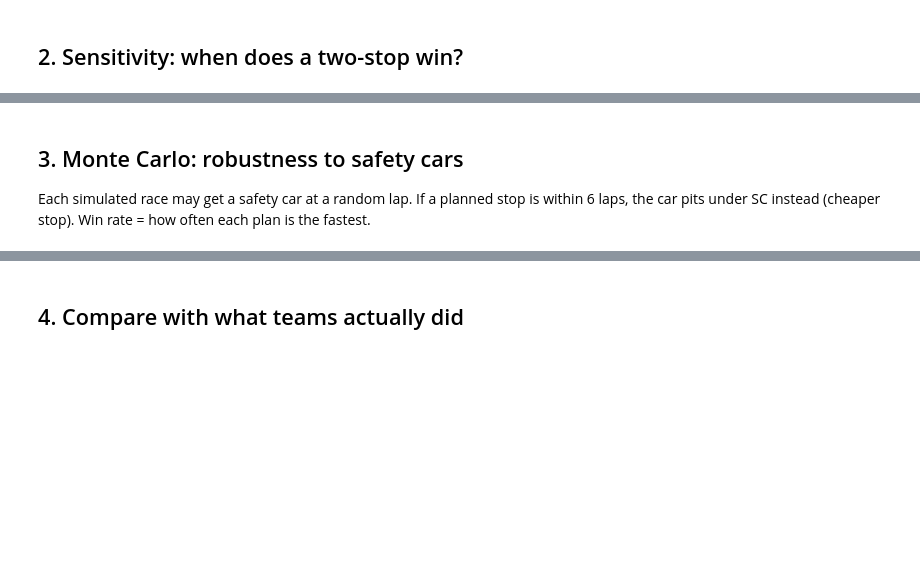
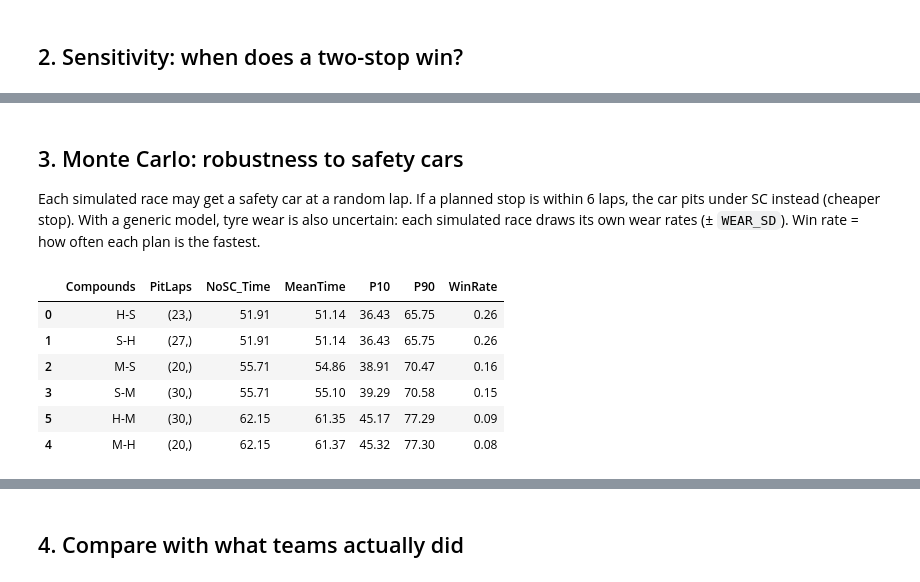
Before and after one commit to anerudh-k/f1-tyre-strategy, a Jupyter notebook: notebooks/02_pit_strategy.ipynb, the cells around one changed output, grey strips where cells are left out. Saved outputs shown, nothing was run; the diff lists cells and outputs as text; code cells hidden in the pictures; blank space fills up the shorter version.

```diff
--- a/notebooks/02_pit_strategy.ipynb
+++ b/notebooks/02_pit_strategy.ipynb
@@ -21,11 +21,12 @@ plt.rcParams.update({"figure.dpi": 110, "axes.grid": True, "grid.alpha": 0.3})
 os.makedirs("figures", exist_ok=True); os.makedirs("data", exist_ok=True)
 # %%
 # --- Config ---
-MODEL_FILE = "data/deg_2025_bahrain.json"   # from notebook 01 ("data/deg_demo.json" for demo)
+MODEL_FILE = "data/deg_generic_2026_las_vegas.json"   # from notebook 01 ("data/deg_demo.json" for demo)
 # or from notebook 03 (generic model), e.g. "data/deg_generic_2026_sao_paulo.json"
 PIT_LOSS = None      # None = use estimate from data; or set a known value, e.g. 22.0
 PIT_LOSS_SC = 11.0   # stop under safety car
 P_SC = 0.5           # probability of at least one safety car in the race
+WEAR_SD = 0.0        # uncertainty of tyre wear (s/lap); notebook 03 sets this from its validation error
 
 if not os.path.exists(MODEL_FILE) and "generic" in MODEL_FILE:
     raise FileNotFoundError(f"{MODEL_FILE} not found - run notebook 03 first")
@@ -44,6 +45,7 @@ est = meta.get("pit_loss_est")
 PIT_LOSS = PIT_LOSS or (est if est and est == est else 21.0)
 if meta.get("p_sc") is not None and meta["p_sc"] == meta["p_sc"]:
     P_SC = meta["p_sc"]   # circuit's historical safety-car rate (generic model)
+WEAR_SD = meta.get("wear_sd", WEAR_SD)
 setup = RaceSetup(TOTAL_LAPS, pit_loss=PIT_LOSS, pit_loss_sc=PIT_LOSS_SC, models=models)
 print(meta.get("event"), meta.get("year"), "| laps:", TOTAL_LAPS, "| pit loss:", round(PIT_LOSS, 1),
       "s | P(SC):", round(P_SC, 2))
@@ -95,10 +133,18 @@ plt.savefig("figures/pit_loss_sensitivity.png", bbox_inches="tight"); sens.round
 # %% [markdown]
 ## 3. Monte Carlo: robustness to safety cars
-Each simulated race may get a safety car at a random lap. If a planned stop is within 6 laps, the car pits under SC instead (cheaper stop). Win rate = how often each plan is the fastest.
+Each simulated race may get a safety car at a random lap. If a planned stop is within 6 laps, the car pits under SC instead (cheaper stop). With a generic model, tyre wear is also uncertain: each simulated race draws its own wear rates (± `WEAR_SD`). Win rate = how often each plan is the fastest.
 # %%
 cands = best.head(6)
-mc, times = monte_carlo(setup, cands, n_sims=5000, p_sc=P_SC)
+mc, times = monte_carlo(setup, cands, n_sims=5000, p_sc=P_SC, wear_sd=WEAR_SD)
 mc.sort_values("MeanTime").round(2)
+# %% [output]
+|  | Compounds | PitLaps | NoSC_Time | MeanTime | P10 | P90 | WinRate |
+| 0 | H-S | (23,) | 51.91 | 51.14 | 36.43 | 65.75 | 0.26 |
+| 1 | S-H | (27,) | 51.91 | 51.14 | 36.43 | 65.75 | 0.26 |
+| 2 | M-S | (20,) | 55.71 | 54.86 | 38.91 | 70.47 | 0.16 |
+| 3 | S-M | (30,) | 55.71 | 55.10 | 39.29 | 70.58 | 0.15 |
+| 5 | H-M | (30,) | 62.15 | 61.35 | 45.17 | 77.29 | 0.09 |
+| 4 | M-H | (20,) | 62.15 | 61.37 | 45.32 | 77.30 | 0.08 |
 # %%
 order = mc["MeanTime"].argsort().to_numpy()
 labels = [f"{mc.Compounds[i]} {mc.PitLaps[i]}" for i in order]
```
Also changed, not shown: parts of 7 cells of this notebook, 1 other file.
